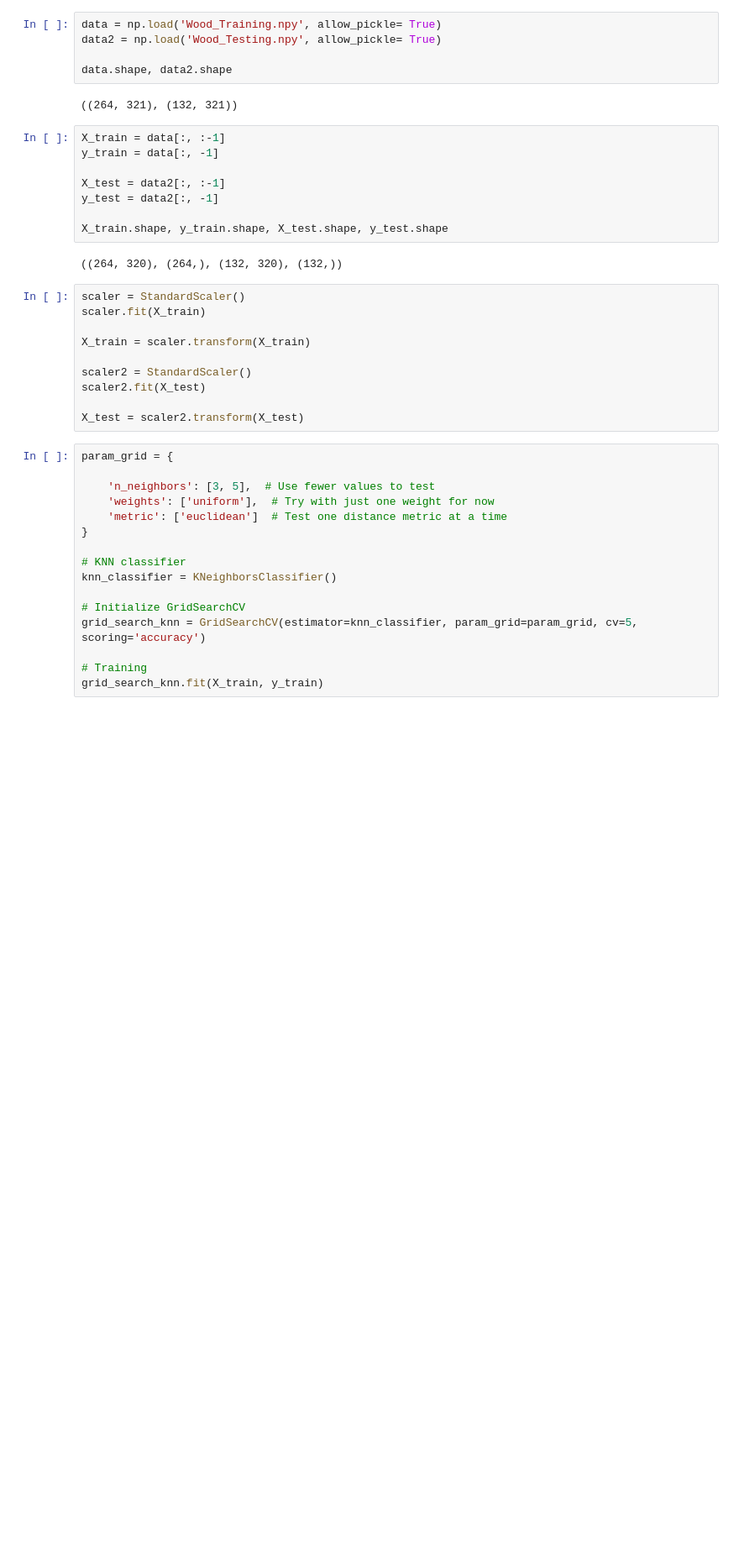
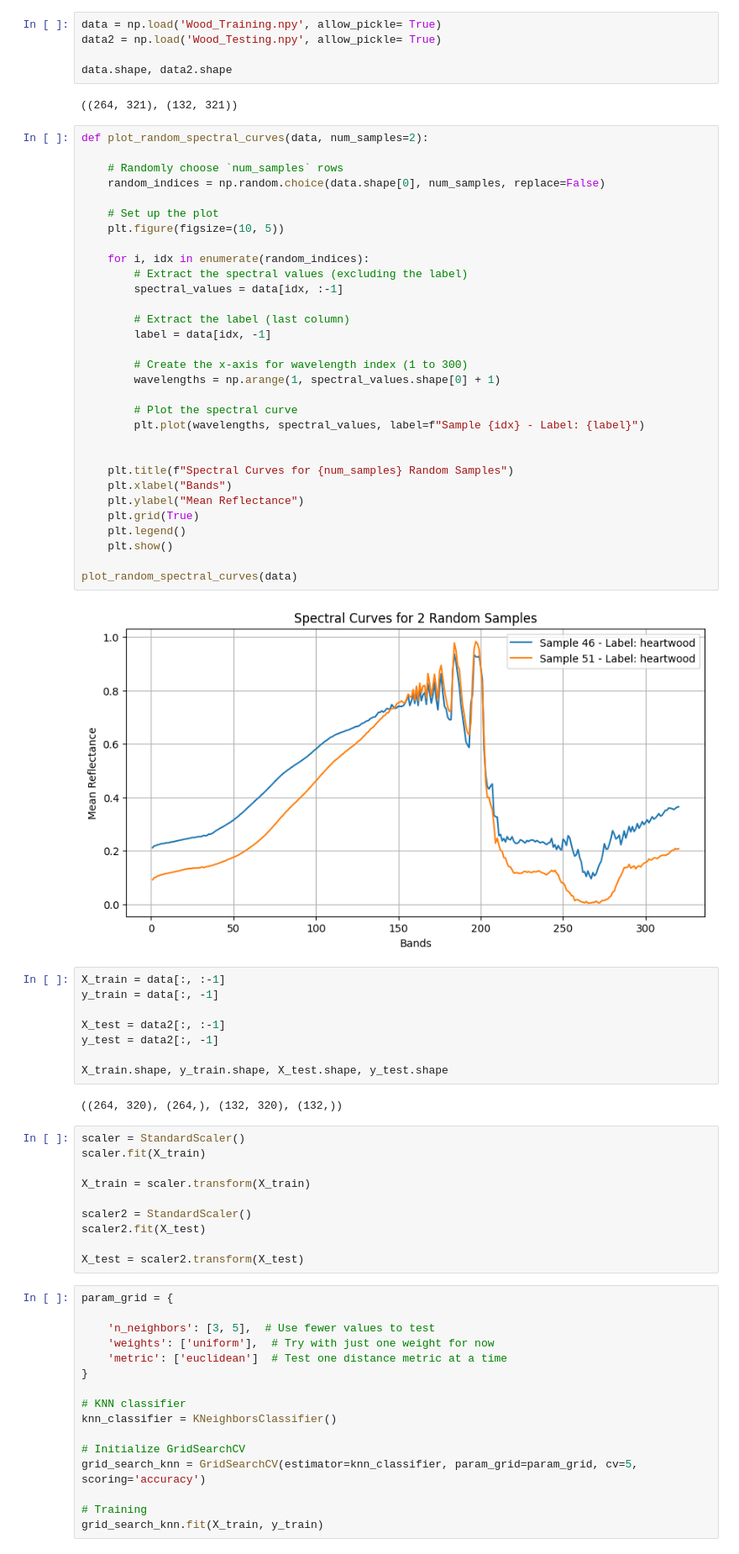
Before and after one commit to Rafin14/CSE499_HSI, a Jupyter notebook: Wood/Baseline_SpectralMeans_Wood.ipynb, the cells around one changed output. Shown: that part at 84% size. Saved outputs shown, nothing was run; the diff lists cells and outputs as text; blank space fills up the shorter version.

```diff
--- a/Wood/Baseline_SpectralMeans_Wood.ipynb
+++ b/Wood/Baseline_SpectralMeans_Wood.ipynb
@@ -17,6 +25,39 @@ data2 = np.load('Wood_Testing.npy', allow_pickle= True)
 data.shape, data2.shape
 # %% [output]
 ((264, 321), (132, 321))
+# %%
+def plot_random_spectral_curves(data, num_samples=2):
+
+    # Randomly choose `num_samples` rows
+    random_indices = np.random.choice(data.shape[0], num_samples, replace=False)
+
+    # Set up the plot
+    plt.figure(figsize=(10, 5))
+
+    for i, idx in enumerate(random_indices):
+        # Extract the spectral values (excluding the label)
+        spectral_values = data[idx, :-1]
+
+        # Extract the label (last column)
+        label = data[idx, -1]
+
+        # Create the x-axis for wavelength index (1 to 300)
+        wavelengths = np.arange(1, spectral_values.shape[0] + 1)
+
+        # Plot the spectral curve
+        plt.plot(wavelengths, spectral_values, label=f"Sample {idx} - Label: {label}")
+
+
+    plt.title(f"Spectral Curves for {num_samples} Random Samples")
+    plt.xlabel("Bands")
+    plt.ylabel("Mean Reflectance")
+    plt.grid(True)
+    plt.legend()
+    plt.show()
+
+plot_random_spectral_curves(data)
+# %% [output]
+[figure, added]
 # %%
 X_train = data[:, :-1]
 y_train = data[:, -1]
```
Also changed, not shown: parts of 4 cells of this notebook, 6 other files.
